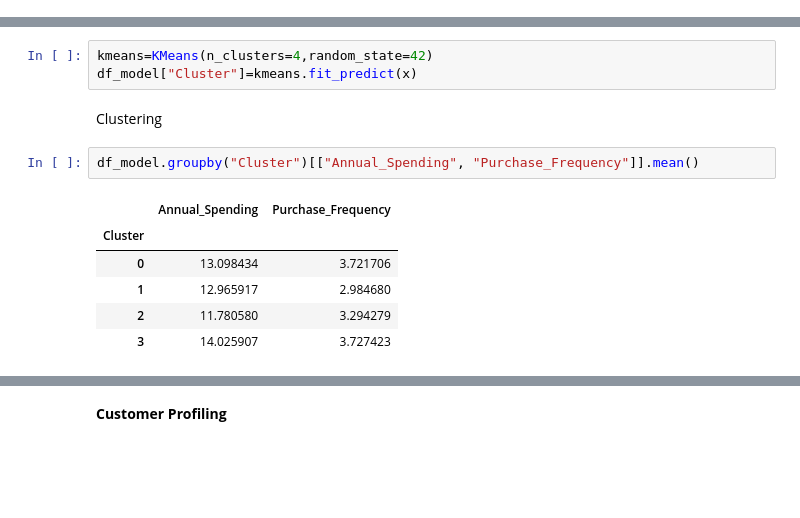
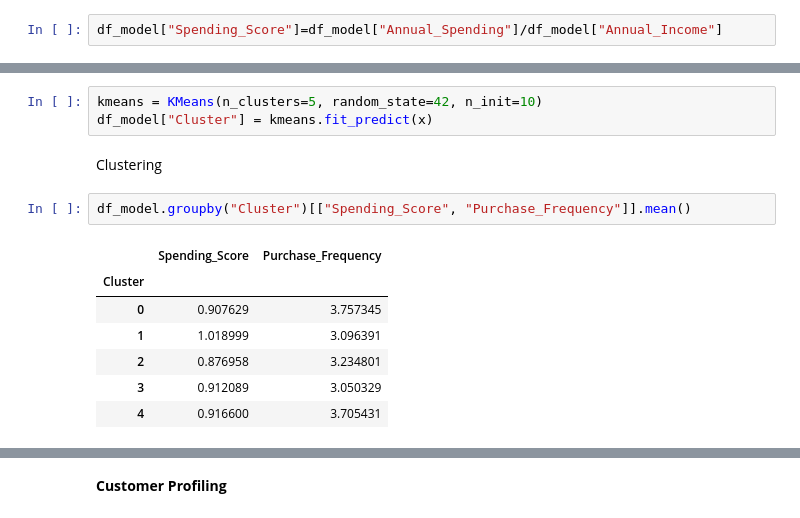
Before and after one commit to strange-exe/Python_PBL, a Jupyter notebook: phase2.ipynb, the cells around one changed output, grey strips where cells are left out. Cells and saved outputs as stored; diff of their text form; blank space fills up the shorter version.

```diff
--- a/phase2.ipynb
+++ b/phase2.ipynb
@@ -165,3 +165,5 @@ plt.show()
+# %%
+df_model["Spending_Score"]=df_model["Annual_Spending"]/df_model["Annual_Income"]
 # %% [markdown]
 **Scaling Features**
 # %%
@@ -211,16 +213,17 @@ Phase 1 Completed
 # %% [markdown]
 Applying KMeans
 # %%
-kmeans=KMeans(n_clusters=4,random_state=42)
-df_model["Cluster"]=kmeans.fit_predict(x)
+kmeans = KMeans(n_clusters=5, random_state=42, n_init=10)
+df_model["Cluster"] = kmeans.fit_predict(x)
 # %% [markdown]
 Clustering
 # %%
-df_model.groupby("Cluster")[["Annual_Spending", "Purchase_Frequency"]].mean()
+df_model.groupby("Cluster")[["Spending_Score", "Purchase_Frequency"]].mean()
 # %% [output]
-|  | Annual_Spending | Purchase_Frequency |
+|  | Spending_Score | Purchase_Frequency |
 | Cluster |  |  |
-| 0 | 13.098434 | 3.721706 |
-| 1 | 12.965917 | 2.984680 |
-| 2 | 11.780580 | 3.294279 |
-| 3 | 14.025907 | 3.727423 |
+| 0 | 0.907629 | 3.757345 |
+| 1 | 1.018999 | 3.096391 |
+| 2 | 0.876958 | 3.234801 |
+| 3 | 0.912089 | 3.050329 |
+| 4 | 0.916600 | 3.705431 |
```
Also changed, not shown: parts of 16 cells of this notebook.
